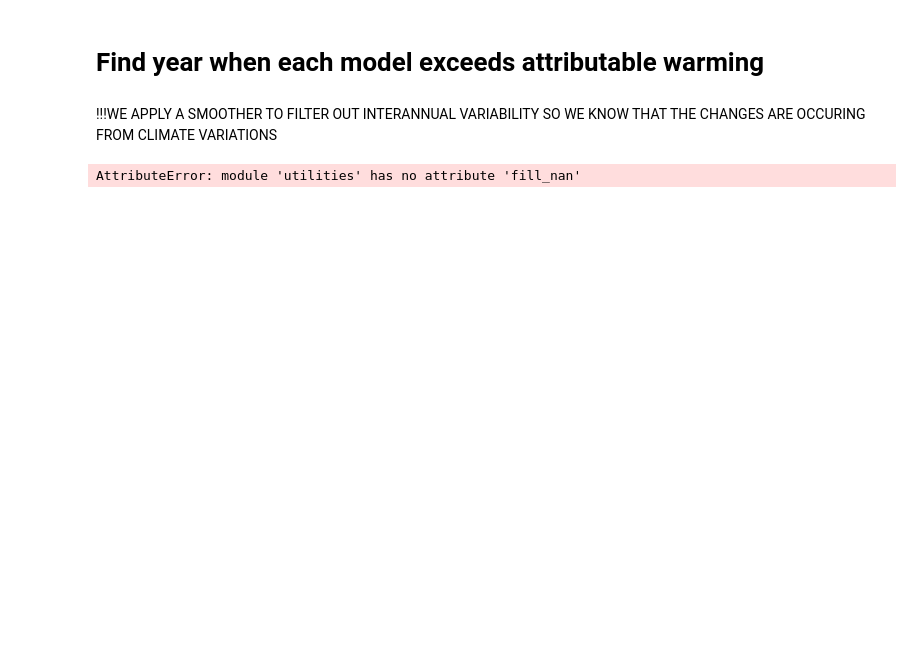
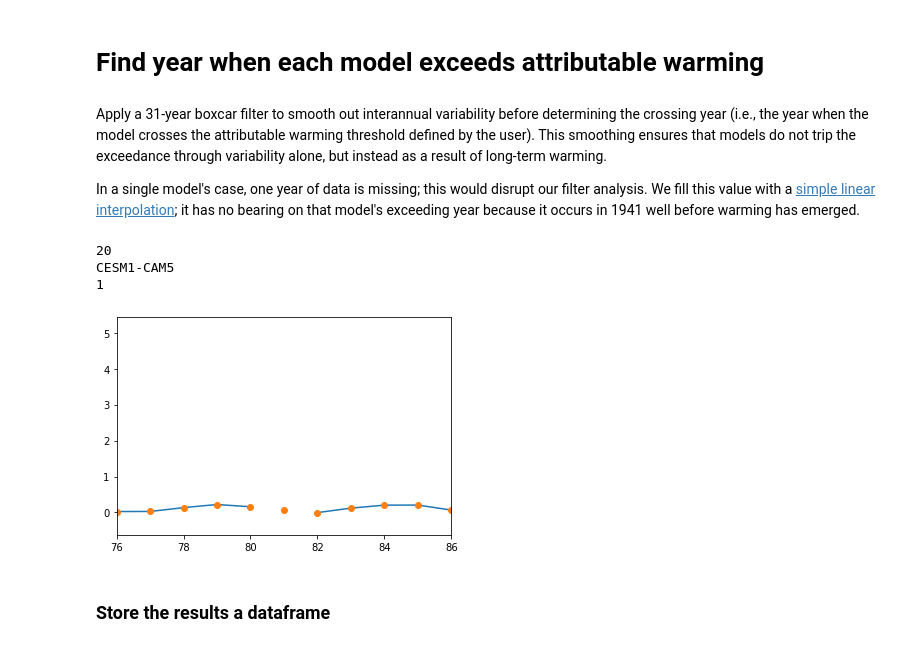
Before and after one commit to climatecentral/gilford22_attframework, a Jupyter notebook: CMIP5_GMST.ipynb, the cells around one changed output. Saved outputs shown, nothing was run; the diff lists cells and outputs as text; code cells hidden in the pictures; blank space fills up the shorter version.

```diff
--- a/CMIP5_GMST.ipynb
+++ b/CMIP5_GMST.ipynb
@@ -98,30 +103,51 @@ plt.show()
 # %% [markdown]
 # Find year when each model exceeds attributable warming
 # %% [markdown]
-!!!WE APPLY A SMOOTHER TO FILTER OUT INTERANNUAL VARIABILITY SO WE KNOW THAT THE CHANGES ARE OCCURING FROM CLIMATE VARIATIONS
+Apply a 31-year boxcar filter to smooth out interannual variability before determining the crossing year (i.e., the year when the model crosses the attributable warming threshold defined by the user). This smoothing ensures that models do not trip the exceedance through variability alone, but instead as a result of long-term warming.
+
+In a single model's case, one year of data is missing; this would disrupt our filter analysis. We fill this value with a [simple linear interpolation](https://docs.scipy.org/doc/scipy/reference/generated/scipy.interpolate.interp1d.html); it has no bearing on that model's exceeding year because it occurs in 1941 well before warming has emerged.
 # %%
 # copy the GMST dataset for each model, for use in filtering
 gmst_anom=gmst_all.copy()
 # create an array to store the results in
 cross_yr=np.zeros((nmodel,),dtype='int')
 
 # loop over each of the models
 for i in range(nmodel):
 
-    # fill any missing data points with an average in between
-    if gmst_anom[i,:].dropna()...
-    gmst_all[i,:]=util.fill_nan(gmst_all[i,:])
-    # PRINT OUT WHERE THIS WOULD BE HAPPENING!
-    gmst_anom[i,:]=gmst_all[i,:]
+    # determine if there are missing values in the array
+    if np.sum(np.isnan(gmst_anom[i,:]))>0:
+
+        # fill any missing data points with an average in between
+        gmst_fill=util.fill_nan(gmst_anom[i,:])
+
+        # tell us which model has missing values
+        print(i)
+        print(models[i])
+        print(np.sum(np.isnan(gmst_anom[i,:])))
+
+        # can view this result
+        fill_loc=np.argwhere(np.isnan(gmst_anom[i,:]))
+        plt.plot(gmst_anom[i,:])
+        plt.plot(gmst_fill,'o')
+        plt.xlim([fill_loc-5,fill_loc+5])
+
+        # store before finding crossing
+        gmst_anom[i,:]=gmst_fill
 
     # apply a 31-year centered boxcar filter
     gmst_31year_mean=np.convolve(gmst_anom[i,:], np.ones(31)/31, mode='valid')
 
     # find the year where the 31-year smoothed data crosses the attributable warming threshold
     cross_i=np.argmin(np.abs(gmst_31year_mean-deltaC))+int((np.shape(gmst_anom)[1]-np.shape(gmst_31year_mean)[0])/2)+1
 
     # store the result
     cross_yr[i,]=timegrid[cross_i]['time.year']
 # %% [output]
-AttributeError: module 'utilities' has no attribute 'fill_nan'
+20
+CESM1-CAM5
+1
+[figure, added]
+# %% [markdown]
+### Store the results a dataframe
 # %%
```
Also changed, not shown: parts of 15 cells of this notebook, 2 other files.
